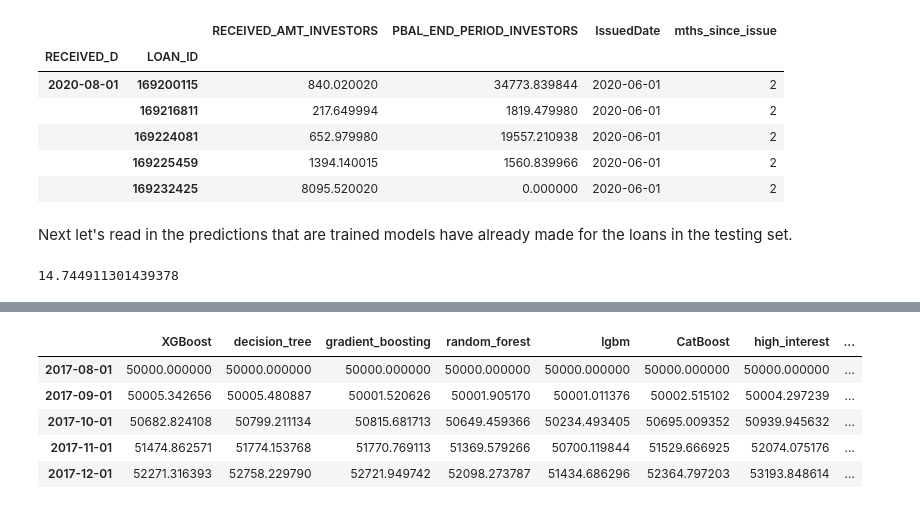
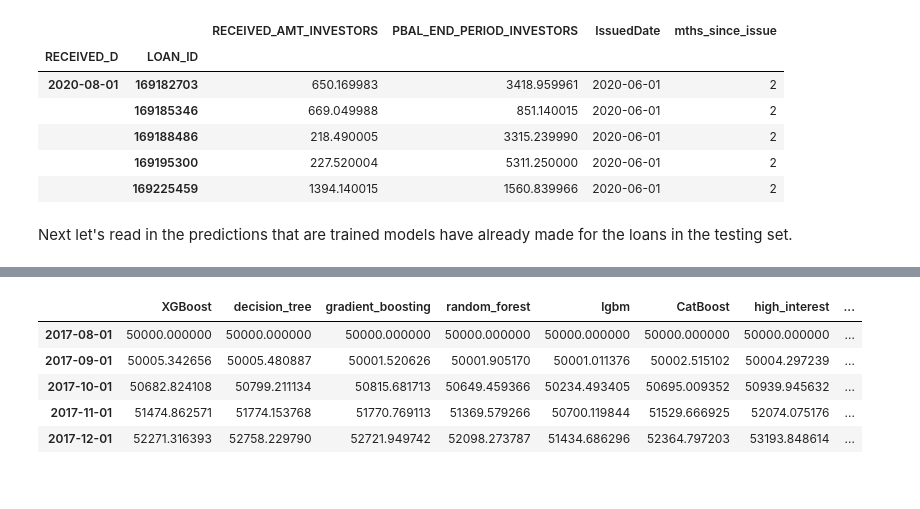
Before and after one commit to Booleans/consumer-loan-investment-strategy-simulator, a Jupyter notebook: Simulation.ipynb, the cells around one changed output, grey strips where cells are left out. Cells and saved outputs as stored; diff of their text form; code cells hidden in the pictures.

```diff
--- a/Simulation.ipynb
+++ b/Simulation.ipynb
@@ -35,16 +35,17 @@ plt.style.use('fivethirtyeight')
 %matplotlib inline
 %config InlineBackend.figure_format = 'retina'
 # %%
-payments = pd.read_pickle('data/df_payments_cleaned_all.pkl.bz2', compression='bz2')
+# The simulations need only payments that are from loans in the testing set.
+payments = pd.read_pickle('data/df_payments_testing_loans.pkl.bz2', compression='bz2')
 payments.tail()
 # %% [output]
 |  |  | RECEIVED_AMT_INVESTORS | PBAL_END_PERIOD_INVESTORS | IssuedDate | mths_since_issue |
 | RECEIVED_D | LOAN_ID |  |  |  |  |
-| 2020-08-01 | 169200115 | 840.020020 | 34773.839844 | 2020-06-01 | 2 |
-|  | 169216811 | 217.649994 | 1819.479980 | 2020-06-01 | 2 |
-|  | 169224081 | 652.979980 | 19557.210938 | 2020-06-01 | 2 |
+| 2020-08-01 | 169182703 | 650.169983 | 3418.959961 | 2020-06-01 | 2 |
+|  | 169185346 | 669.049988 | 851.140015 | 2020-06-01 | 2 |
+|  | 169188486 | 218.490005 | 3315.239990 | 2020-06-01 | 2 |
+|  | 169195300 | 227.520004 | 5311.250000 | 2020-06-01 | 2 |
 |  | 169225459 | 1394.140015 | 1560.839966 | 2020-06-01 | 2 |
-|  | 169232425 | 8095.520020 | 0.000000 | 2020-06-01 | 2 |
 # %% [markdown]
 Next let's read in the predictions that are trained models have already made for the loans in the testing set.
 # %%
@@ -69,4 +60,0 @@ while myPortfolio.date < datetime.date(2020,7,1):
-# %%
-get_annualized_roi(dates, balances_xgb)
-# %% [output]
-14.744911301439378
```
Also changed, not shown: parts of 22 cells of this notebook, 2 other files.
